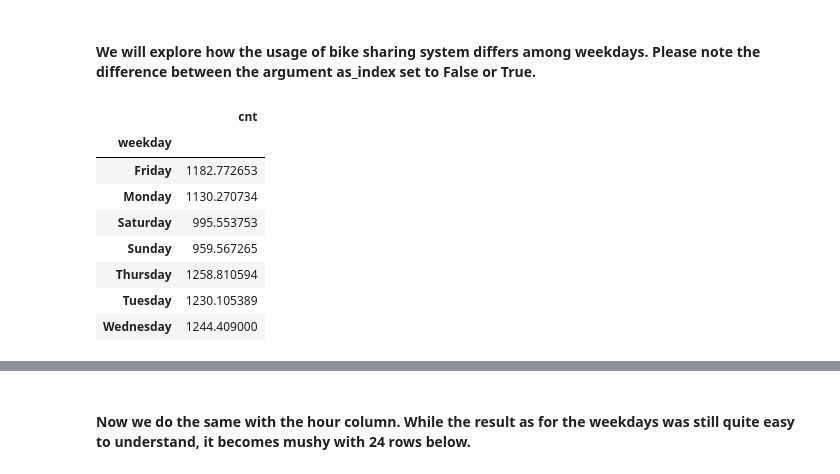
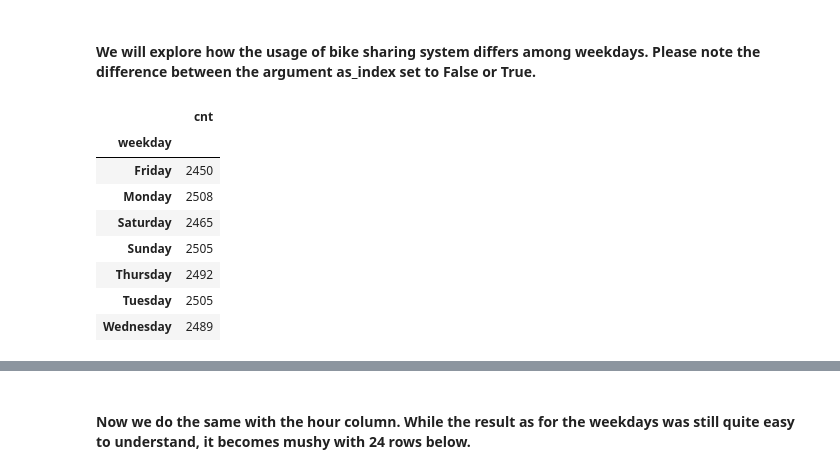
Before and after one commit to ramiejleh/ReDi_DataAnalytics_Repo, a Jupyter notebook: lesson05/lecture/lesson05_intro.ipynb, the cells around one changed output, grey strips where cells are left out. Cells and saved outputs as stored; diff of their text form; code cells hidden in the pictures.

```diff
--- a/lesson05/lecture/lesson05_intro.ipynb
+++ b/lesson05/lecture/lesson05_intro.ipynb
@@ -131,16 +131,16 @@ df.head()
 # %% [markdown]
 #### We will explore how the usage of bike sharing system differs among weekdays. Please note the difference between the argument as_index set to False or True.
 # %%
-df.groupby("weekday")[["cnt"]].mean()
+df.groupby("weekday")[["cnt"]].count()
 # %% [output]
 |  | cnt |
 | weekday |  |
-| Friday | 1182.772653 |
-| Monday | 1130.270734 |
-| Saturday | 995.553753 |
-| Sunday | 959.567265 |
-| Thursday | 1258.810594 |
-| Tuesday | 1230.105389 |
-| Wednesday | 1244.409000 |
+| Friday | 2450 |
+| Monday | 2508 |
+| Saturday | 2465 |
+| Sunday | 2505 |
+| Thursday | 2492 |
+| Tuesday | 2505 |
+| Wednesday | 2489 |
 # %%
 df.groupby("weekday", as_index=False)[["cnt"]].mean()
```
Also changed, not shown: parts of 7 cells of this notebook, 4 other files.
